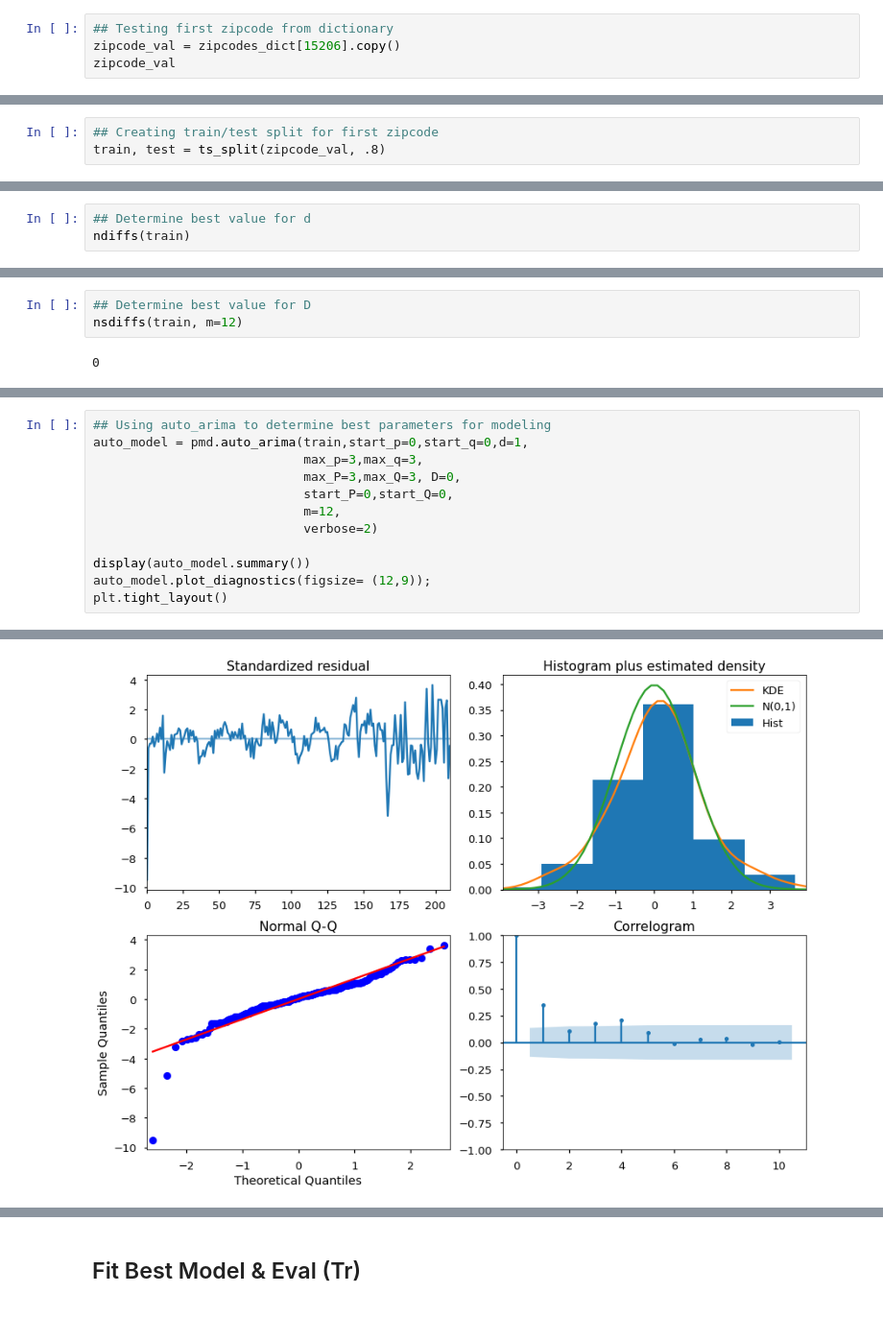
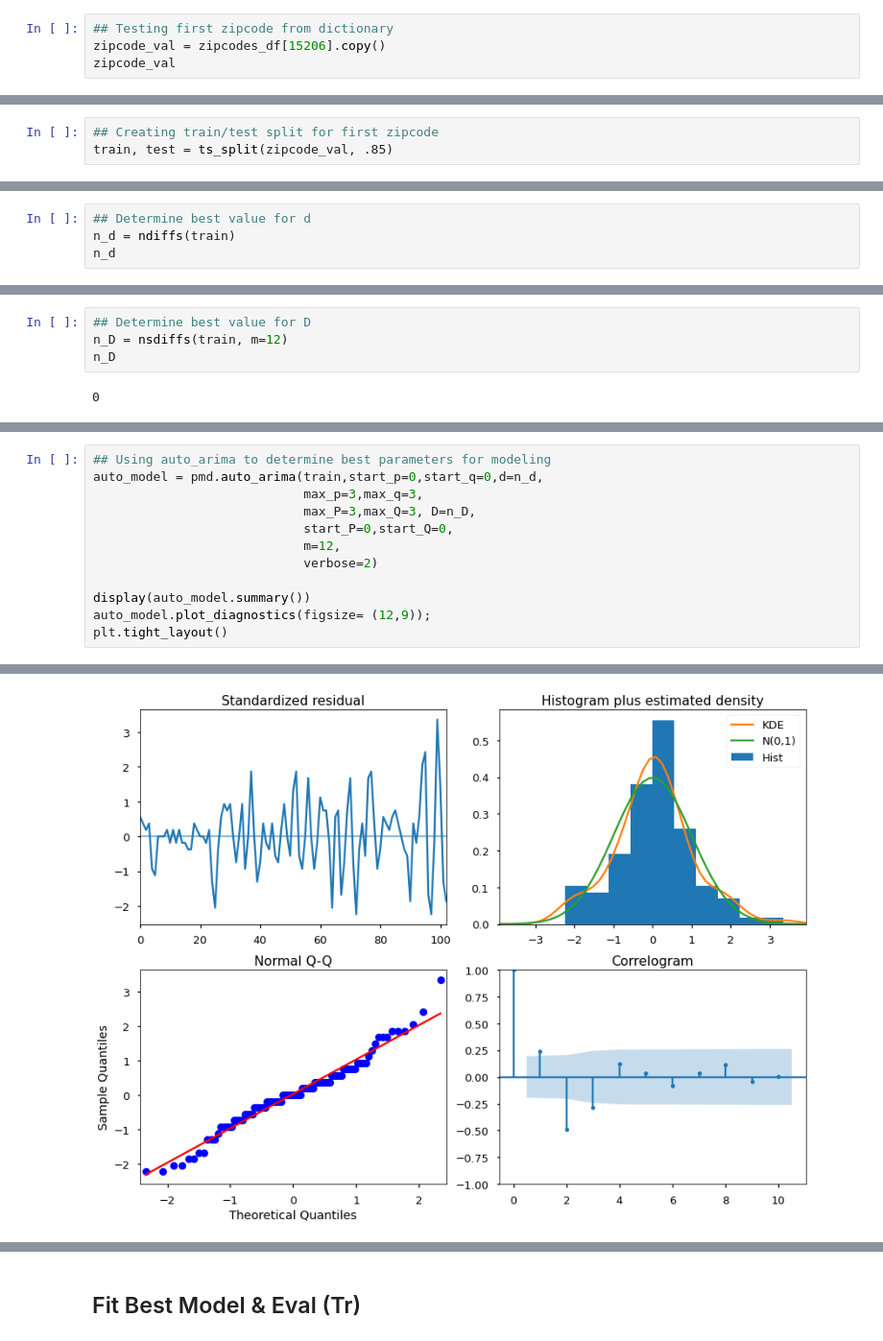
Before and after one commit to BenJMcCarty/Best_of_the_Burgh, a Jupyter notebook: workbooks/WIP_Main_Notebook.ipynb, the cells around one changed output, grey strips where cells are left out. Shown at 96% size. Cells and saved outputs as stored; diff of their text form.

```diff
--- a/workbooks/WIP_Main_Notebook.ipynb
+++ b/workbooks/WIP_Main_Notebook.ipynb
@@ -346,7 +398,7 @@ True
 # T/T Split
 # %%
 ## Testing first zipcode from dictionary
-zipcode_val = zipcodes_dict[15206].copy()
+zipcode_val = zipcodes_df[15206].copy()
 zipcode_val
 # %% [output]
 time
@@ -396,5 +448,5 @@ def ts_split(timeseries_df, threshold):
     return train, test
 # %%
 ## Creating train/test split for first zipcode
-train, test = ts_split(zipcode_val, .8)
+train, test = ts_split(zipcode_val, .85)
 # %% [output]
@@ -835,5 +873,6 @@ from pmdarima.arima import ndiffs
 from pmdarima.arima import nsdiffs
 # %%
 ## Determine best value for d
-ndiffs(train)
+n_d = ndiffs(train)
+n_d
 # %% [output]
@@ -841,6 +880,7 @@ ndiffs(train)
 # %%
 ## Determine best value for D
-nsdiffs(train, m=12)
+n_D = nsdiffs(train, m=12)
+n_D
 # %% [output]
 0
 # %%
@@ -851,8 +891,8 @@ train.plot();
 # %%
 ## Using auto_arima to determine best parameters for modeling
-auto_model = pmd.auto_arima(train,start_p=0,start_q=0,d=1,
+auto_model = pmd.auto_arima(train,start_p=0,start_q=0,d=n_d,
                             max_p=3,max_q=3,
-                            max_P=3,max_Q=3, D=0,
+                            max_P=3,max_Q=3, D=n_D,
                             start_P=0,start_Q=0,
                             m=12,
                             verbose=2)
@@ -883,3 +918,3 @@ SARIMAX Results
 Warnings:
 [1] Covariance matrix calculated using the outer product of gradients (complex-step).
-[figure, old version]
+[figure, new version]
```
Also changed, not shown: parts of 51 cells of this notebook.
